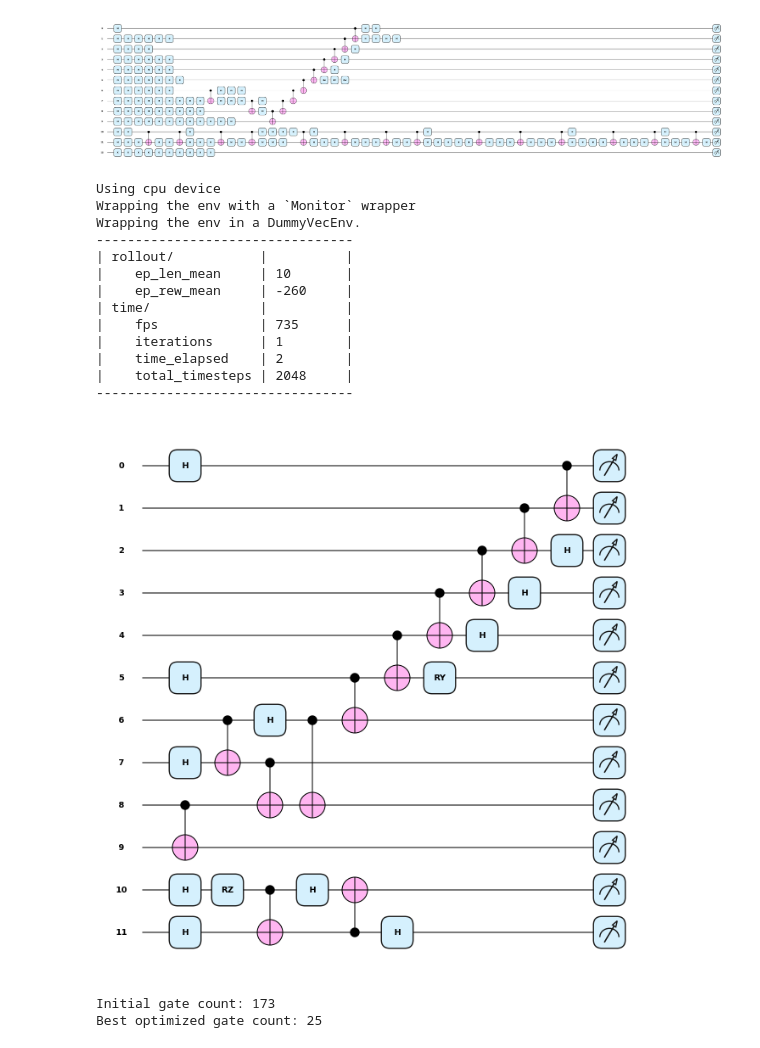
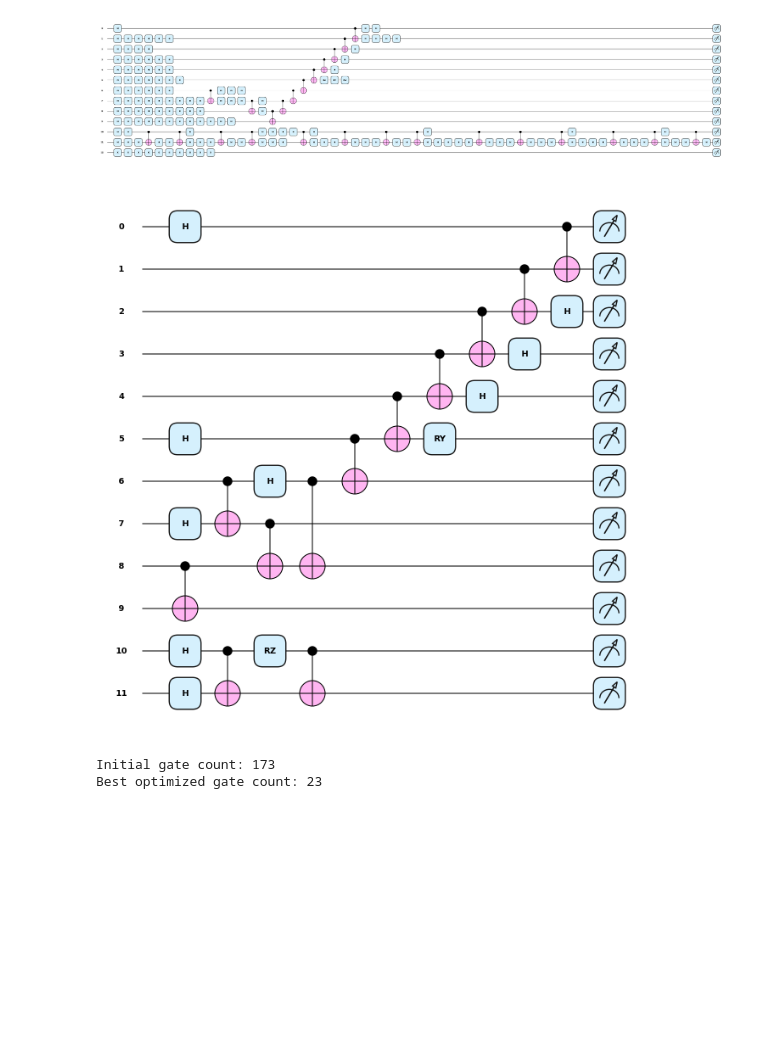
Before and after one commit to 24shiny/Exact-template-matching-using-attributed-DAGs, a Jupyter notebook: pipeline_opt_rl.ipynb, the cells around one changed output. Cells and saved outputs as stored; diff of their text form; code cells hidden in the pictures; blank space fills up the shorter version.

```diff
--- a/pipeline_opt_rl.ipynb
+++ b/pipeline_opt_rl.ipynb
@@ -127,52 +127,39 @@ class KetGPTEnv(gym.Env):
 # fixed start routines
 circuit_info = dataset[0]
 for opt in [optimizeHomo, optimizeJointEgo, cnotSwap]:
     circuit_info = opt(circuit_info)
 
 # train PPO
 opt_functions = [
     optimize1q, optimize2q, optimizeJointEgo, optimizeJointShort, optimizeJointLong,
     singleCommutation, cnotSwap, optimizeForwardSwap, optimizeBackwwardSwap,
 ]
 
 env = KetGPTEnv(circuit=circuit_info, opt_functions=opt_functions,
-                max_steps=40, patience=10)
-model = PPO("MlpPolicy", env, verbose=1, device="cpu")
-model.learn(total_timesteps=1000)
+                max_steps=50, patience=10)
+model = PPO("MlpPolicy", env, verbose=0, device="cpu")
+model.learn(total_timesteps=10000)
 
 # evaluate PPO and get results
 obs, info = env.reset()
 done = False
 while not done:
     action, _ = model.predict(obs, deterministic=True)
     obs, reward, terminated, truncated, info = env.step(action)
     done = terminated or truncated
 
 # post routine
 circuit_info = info["best_circuit"]
 circuit_info = push_long_cnot(phase_removal(circuit_info))
 show_info(circuit_info)
 
 # performance review
 print("Initial gate count:", len(dataset[0]))
 print("Best optimized gate count:", len(circuit_info))
 # %% [output]
+[figure, new version]
-Using cpu device
-Wrapping the env with a `Monitor` wrapper
-Wrapping the env in a DummyVecEnv.
----------------------------------
-| rollout/           |          |
-|    ep_len_mean     | 10       |
-|    ep_rew_mean     | -260     |
-| time/              |          |
-|    fps             | 735      |
-|    iterations      | 1        |
-|    time_elapsed    | 2        |
-|    total_timesteps | 2048     |
----------------------------------
+Initial gate count: 173
+Best optimized gate count: 23
-[figure, old version]
-Initial gate count: 173
-Best optimized gate count: 25
 # %%
 from compare_sdk import comp_table, penny_specs
 df = comp_table(circuit)
```
Also changed, not shown: parts of 1 cell of this notebook.
